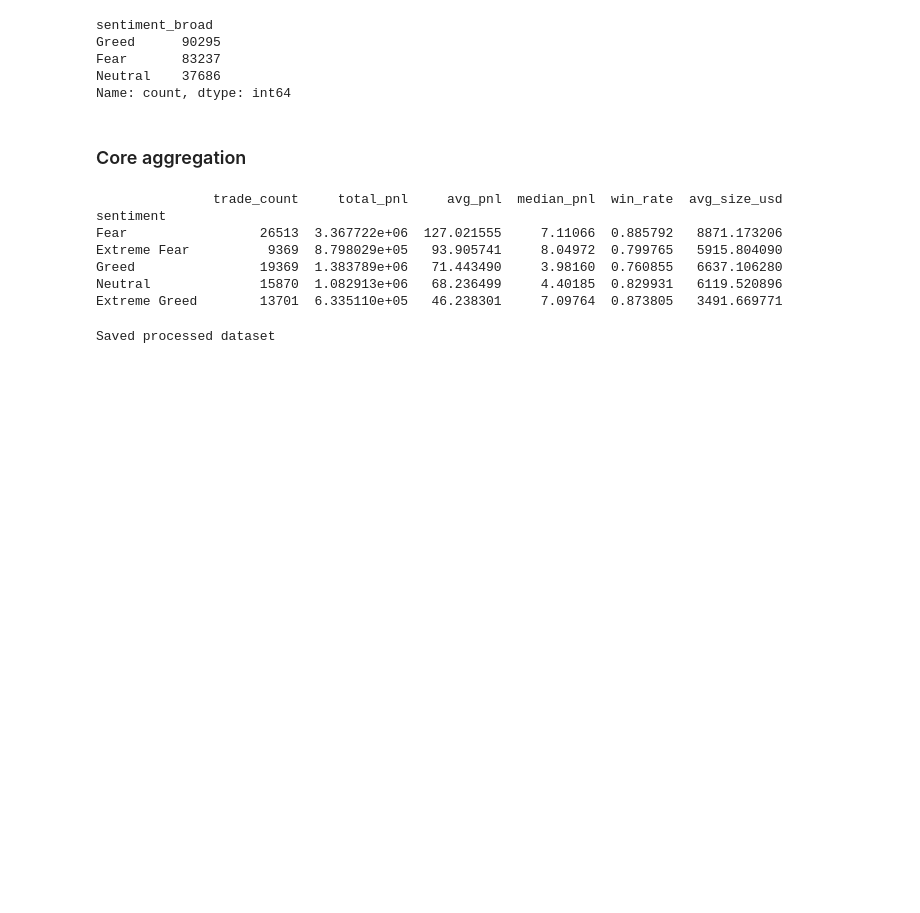
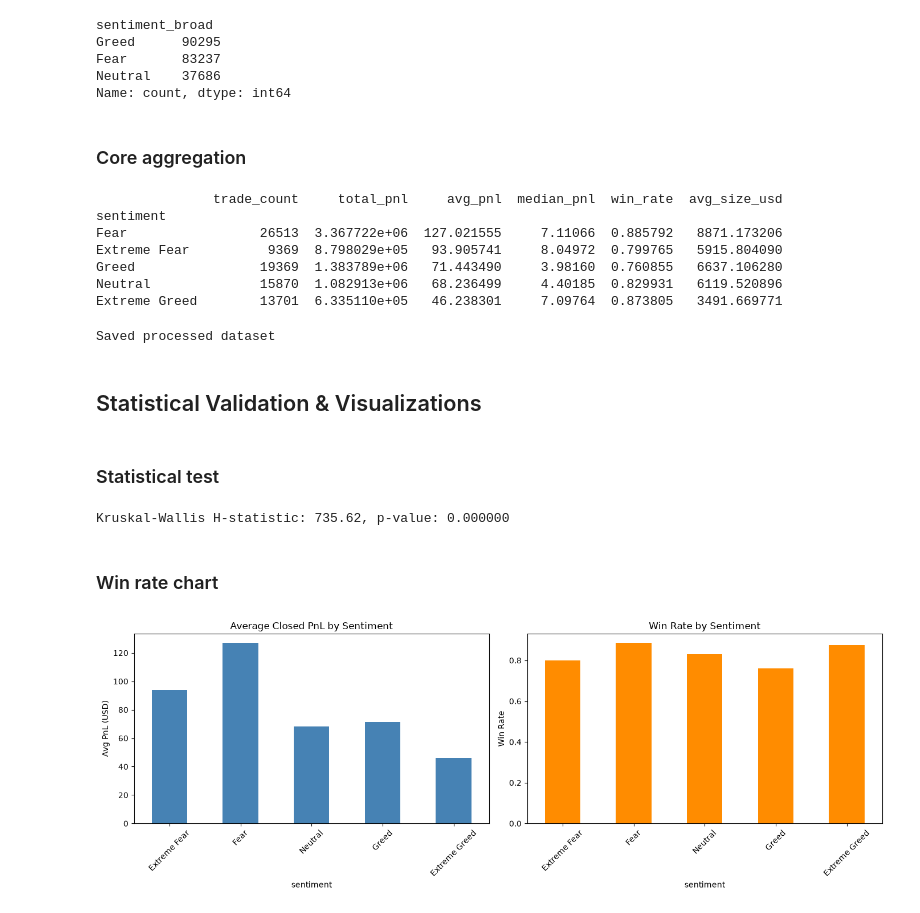
Before and after one commit to Tony-techno/crypto-sentiment-trader-performance, a Jupyter notebook: notebooks/01_data_exploration.ipynb, the cells around one changed output. Drawn from its saved outputs; the diff is of its cells as text; code cells hidden in the pictures; blank space fills up the shorter version.

Commit message:
Step 5: statistical test and core visualizations

```diff
--- a/notebooks/01_data_exploration.ipynb
+++ b/notebooks/01_data_exploration.ipynb
@@ -279,3 +279,41 @@ df.to_csv('../data/processed/merged_trades_sentiment.csv', index=False)
 print("Saved processed dataset")
 # %% [output]
 Saved processed dataset
+# %% [markdown]
+## Statistical Validation & Visualizations
+# %% [markdown]
+### Statistical test
+# %%
+from scipy import stats
+
+groups = [closes[closes['sentiment']==s]['Closed PnL'].values
+          for s in closes['sentiment'].unique()]
+
+# Kruskal-Wallis: non-parametric, appropriate since PnL is heavily skewed (not normal)
+h_stat, p_value = stats.kruskal(*groups)
+print(f"Kruskal-Wallis H-statistic: {h_stat:.2f}, p-value: {p_value:.6f}")
+# %% [output]
+Kruskal-Wallis H-statistic: 735.62, p-value: 0.000000
+# %% [markdown]
+### Win rate chart
+# %%
+fig, axes = plt.subplots(1, 2, figsize=(14, 5))
+
+order = ['Extreme Fear', 'Fear', 'Neutral', 'Greed', 'Extreme Greed']
+summary_ordered = summary.reindex(order)
+
+summary_ordered['avg_pnl'].plot(kind='bar', ax=axes[0], color='steelblue')
+axes[0].set_title('Average Closed PnL by Sentiment')
+axes[0].set_ylabel('Avg PnL (USD)')
+axes[0].tick_params(axis='x', rotation=45)
+
+summary_ordered['win_rate'].plot(kind='bar', ax=axes[1], color='darkorange')
+axes[1].set_title('Win Rate by Sentiment')
+axes[1].set_ylabel('Win Rate')
+axes[1].tick_params(axis='x', rotation=45)
+
+plt.tight_layout()
+plt.savefig('../outputs/figures/pnl_winrate_by_sentiment.png', dpi=150)
+plt.show()
+# %% [output]
+[figure, added]
```
Also changed, not shown: parts of 4 cells of this notebook, 2 other files.
